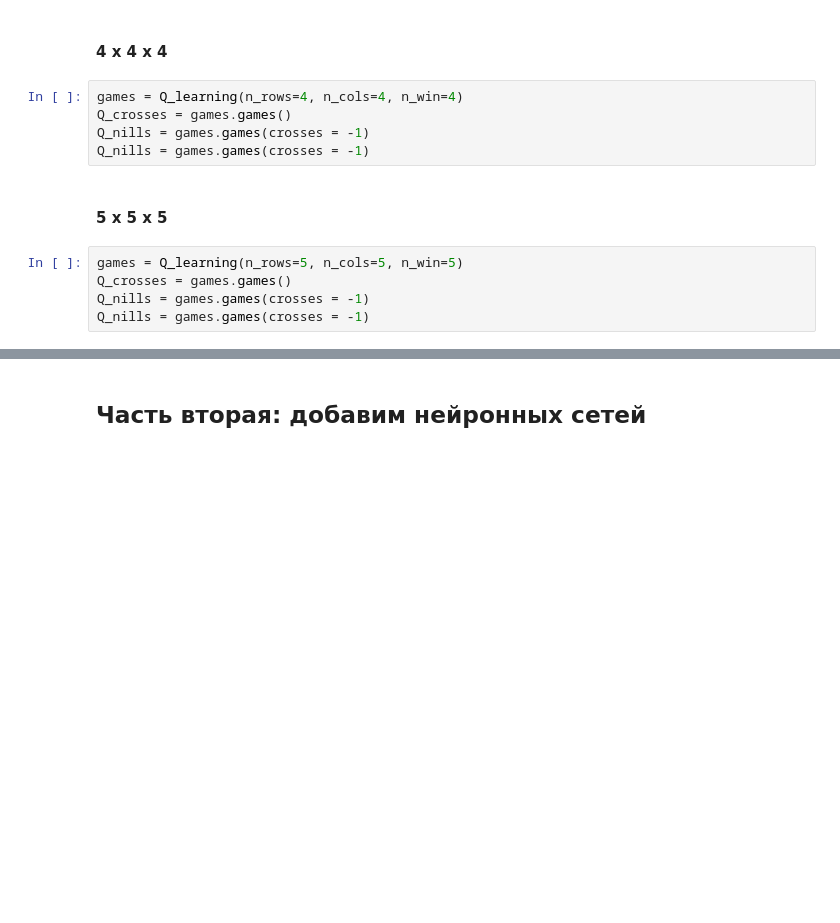
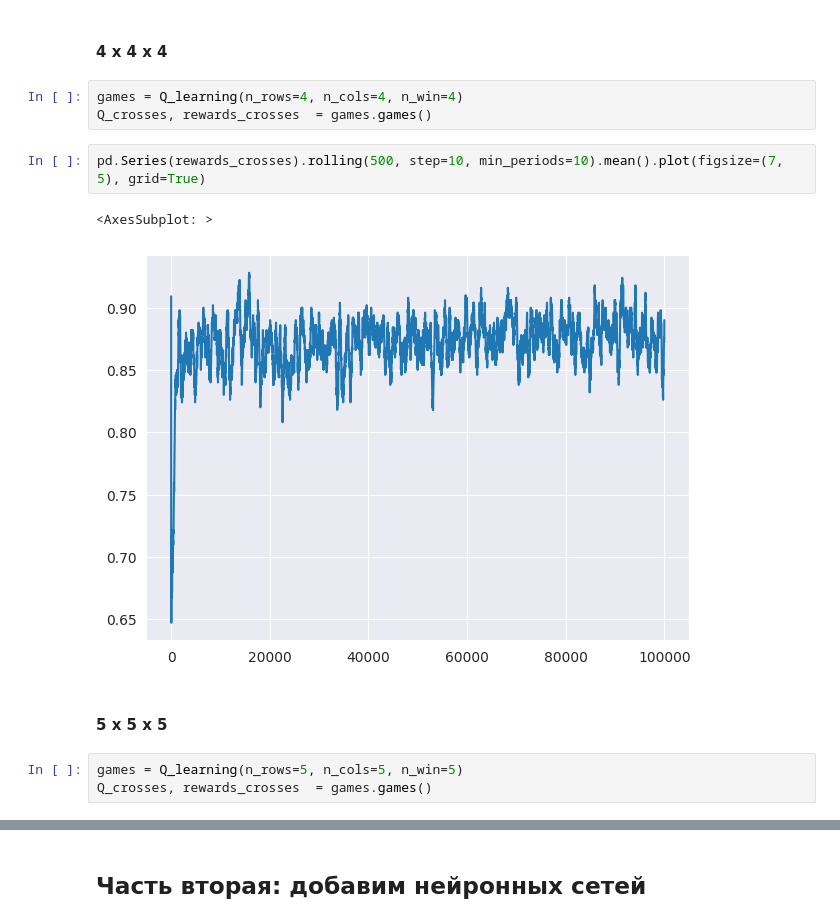
Before and after one commit to dertty/RL_and_Advanced_DL_HW2, a Jupyter notebook: hw.ipynb, the cells around one changed output, grey strips where cells are left out. Cells and saved outputs as stored; diff of their text form; blank space fills up the shorter version.

```diff
--- a/hw.ipynb
+++ b/hw.ipynb
@@ -196,13 +204,14 @@ Q_nills = games.games(crosses = -1)
 #### 4 x 4 x 4
 # %%
 games = Q_learning(n_rows=4, n_cols=4, n_win=4)
-Q_crosses = games.games()
-Q_nills = games.games(crosses = -1)
-Q_nills = games.games(crosses = -1)
+Q_crosses, rewards_crosses  = games.games()
+# %%
+pd.Series(rewards_crosses).rolling(500, step=10, min_periods=10).mean().plot(figsize=(7, 5), grid=True)
+# %% [output]
+<AxesSubplot: >
+[figure, added]
 # %% [markdown]
 #### 5 x 5 x 5
 # %%
 games = Q_learning(n_rows=5, n_cols=5, n_win=5)
-Q_crosses = games.games()
-Q_nills = games.games(crosses = -1)
-Q_nills = games.games(crosses = -1)
+Q_crosses, rewards_crosses  = games.games()
```
Also changed, not shown: parts of 8 cells of this notebook, 1 other file.
